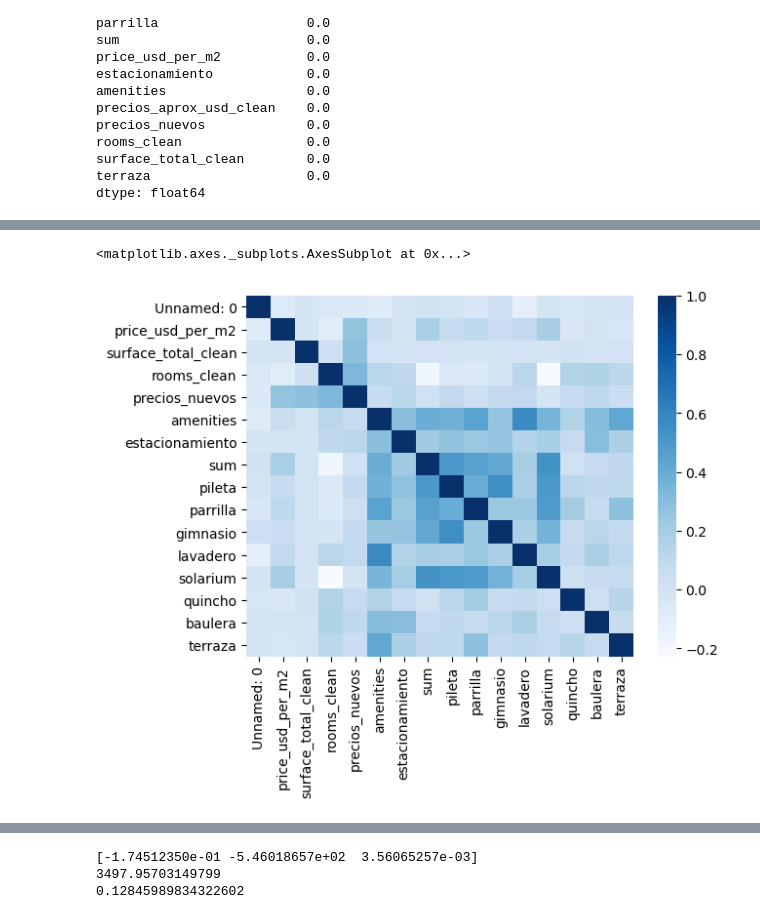
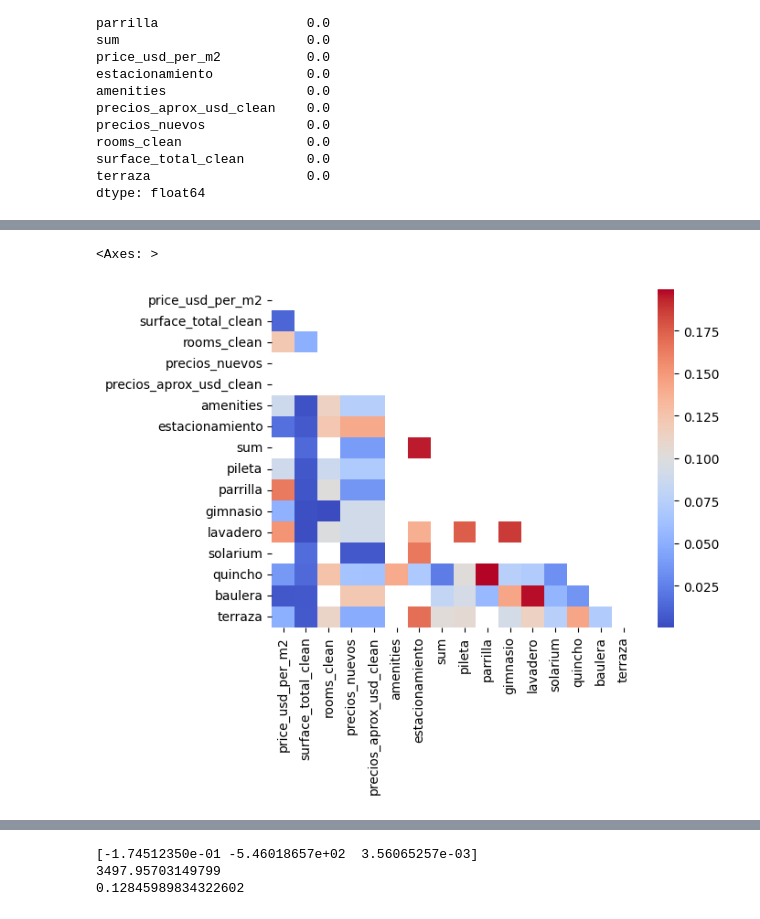
Before and after one commit to juansv2k2/property-price-analysis, a Jupyter notebook: tp_parte2.ipynb, the cells around one changed output, grey strips where cells are left out. Saved outputs shown, nothing was run; the diff lists cells and outputs as text; code cells hidden in the pictures.

Commit message:
se modificaron algunas cosas para simplificar el analisis

```diff
--- a/tp_parte2.ipynb
+++ b/tp_parte2.ipynb
@@ -16,6 +17,7 @@ import statsmodels.api as sm
 from statsmodels.tools import eval_measures
 # %%
 properatti_df_bsas=pd.read_csv("./tp2_properati.csv", sep=",", encoding='utf-8')
+properatti_df_bsas = properatti_df_bsas.drop_duplicates()
 properatti_df_bsas.sample(5)
 # %% [output]
 |  | Unnamed: 0 | barrio | price_usd_per_m2 | surface_total_clean | rooms_clean | precios_nuevos | ... |
@@ -69,10 +71,6 @@ rooms_clean                0.0
 surface_total_clean        0.0
 terraza                    0.0
 dtype: float64
-# %%
-#Se llenaron 5819 campos de la columna price_usd_per_m2
-# se elimina la columna precios_aprox_usd_clean por encontrarse repetida
-properatti_df_bsas=properatti_df_bsas.drop(labels='precios_aprox_usd_clean', axis=1)
 # %%
 properatti_df_bsas = properatti_df_bsas.round(2)
 properatti_df_bsas.sample(4)
@@ -85,9 +83,13 @@ properatti_df_bsas.sample(4)
+# %%
+correlation1 = properatti_df_bsas.select_dtypes('number').corr()
+correlation1 = correlation1.abs()
+#correlation1 = correlation1[(correlation1 != 1)]
+low_corr_columns = correlation1[(correlation1 < 0.2) | (correlation1 == 1)]
+mascara = np.triu(np.ones_like(low_corr_columns, dtype=bool))
+#print(low_corr_columns)
 # %%
-#Se busca alguna tendencia de correlacion para poder llenar las columnas faltantes
-import seaborn as sns
-
-correlation1=properatti_df_bsas.select_dtypes("number").corr()
-sns.heatmap(correlation1, cmap="Blues")
+# Crea el heatmap
+sns.heatmap(low_corr_columns, mask=mascara,fmt=".2f", cmap='coolwarm')
 # %% [output]
-<matplotlib.axes._subplots.AxesSubplot at 0x...>
+<Axes: >
-[figure, old version]
+[figure, new version]
```
Also changed, not shown: parts of 10 cells of this notebook.
